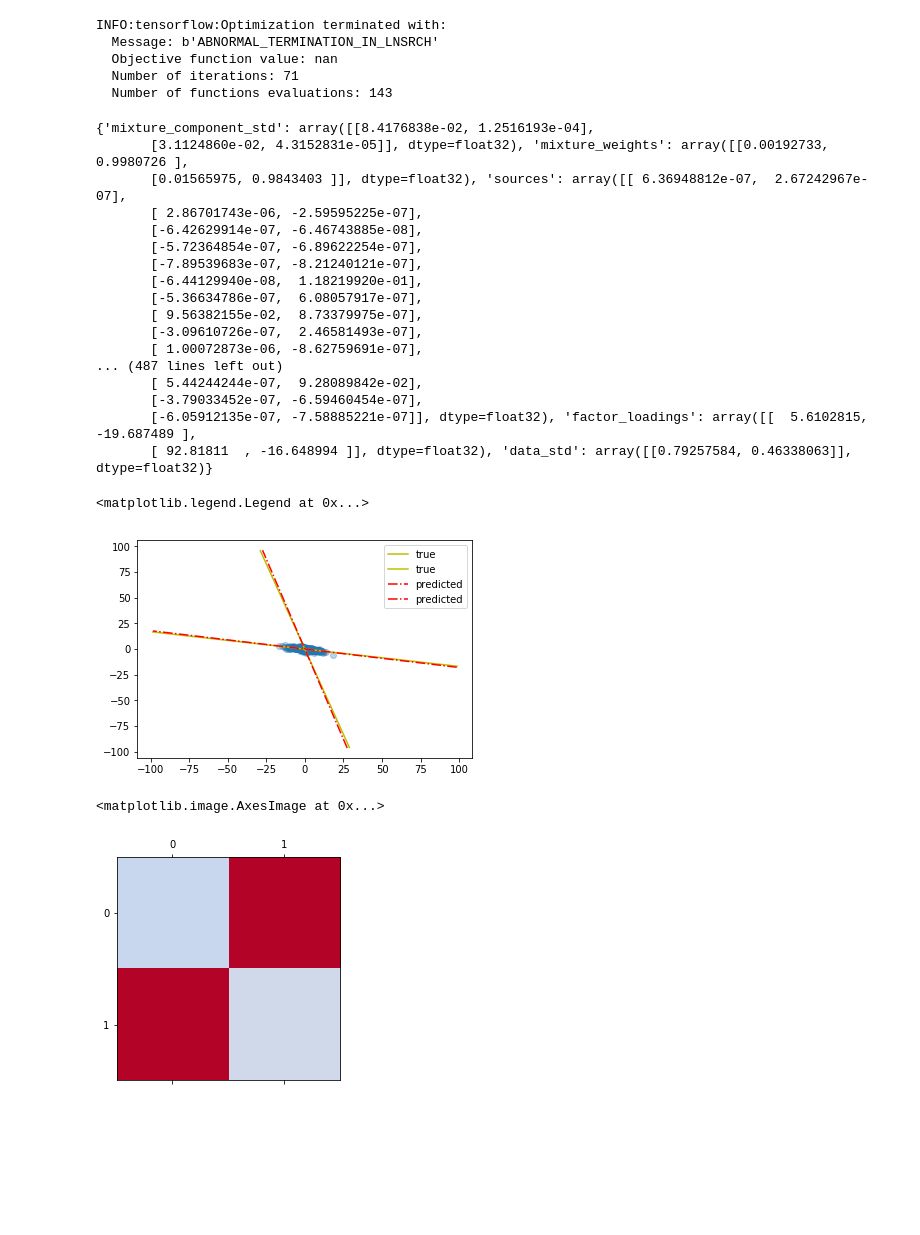
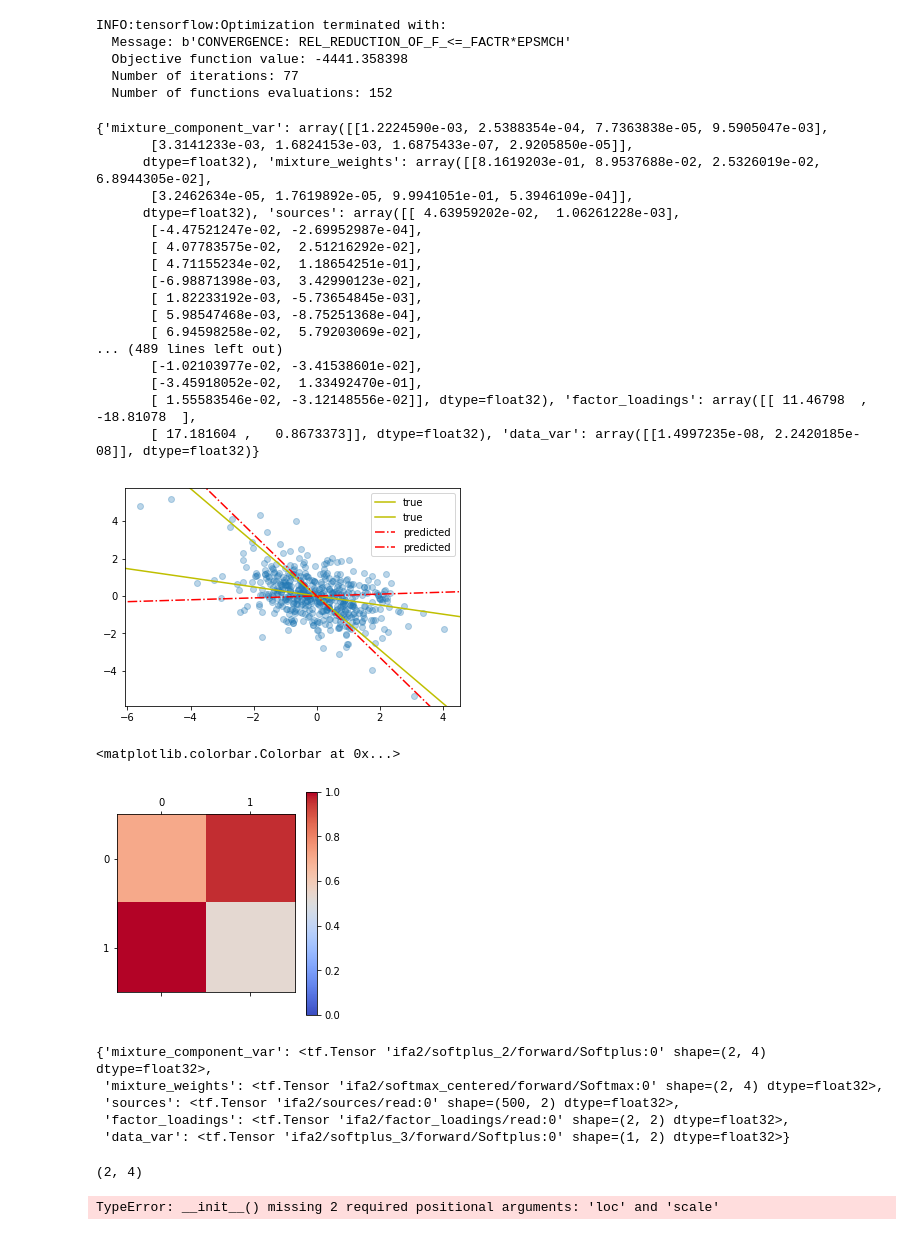
Before and after one commit to deoxyribose/FactOrCluster, a Jupyter notebook: notebooks/cifa_validation.ipynb, the cells around one changed output. Drawn from its saved outputs; the diff is of its cells as text; code cells hidden in the pictures; blank space fills up the shorter version.

```diff
--- a/notebooks/cifa_validation.ipynb
+++ b/notebooks/cifa_validation.ipynb
@@ -18,7 +18,7 @@ from sklearn.decomposition import FastICA, PCA
 # %%
 sess = tf.InteractiveSession()
 # %%
-ifa = Mapper(centeredIndependentFactorAnalysis, 'ifa2', ['data'], n_observations=500, n_components_in_mixture=2, n_features=2, n_sources=2, data_std_rate=1.)
+ifa = Mapper(centeredIndependentFactorAnalysis, 'ifa2', ['data'], n_observations=500, n_components_in_mixture=4, n_features=2, n_sources=2, data_var_rate=1.)
 # %%
 generated = sess.run(ifa.tape)
 fica = FastICA(n_components=2).fit(generated['data']).mixing_.T
@@ -35,31 +35,31 @@ start = sess.run(ifa.variables)
 opt.minimize()
 # %% [output]
 INFO:tensorflow:Optimization terminated with:
-  Message: b'ABNORMAL_TERMINATION_IN_LNSRCH'
-  Objective function value: nan
-  Number of iterations: 71
-  Number of functions evaluations: 143
+  Message: b'CONVERGENCE: REL_REDUCTION_OF_F_<=_FACTR*EPSMCH'
+  Objective function value: -4441.358398
+  Number of iterations: 77
+  Number of functions evaluations: 152
 # %%
 predicted = sess.run(ifa.variables)
 print(predicted)
 # %% [output]
-{'mixture_component_std': array([[8.4176838e-02, 1.2516193e-04],
-       [3.1124860e-02, 4.3152831e-05]], dtype=float32), 'mixture_weights': array([[0.00192733, 0.9980726 ],
-       [0.01565975, 0.9843403 ]], dtype=float32), 'sources': array([[ 6.36948812e-07,  2.67242967e-07],
-       [ 2.86701743e-06, -2.59595225e-07],
-       [-6.42629914e-07, -6.46743885e-08],
-       [-5.72364854e-07, -6.89622254e-07],
-       [-7.89539683e-07, -8.21240121e-07],
-       [-6.44129940e-08,  1.18219920e-01],
-       [-5.36634786e-07,  6.08057917e-07],
-       [ 9.56382155e-02,  8.73379975e-07],
-       [-3.09610726e-07,  2.46581493e-07],
-       [ 1.00072873e-06, -8.62759691e-07],
-... (487 lines left out)
-       [ 5.44244244e-07,  9.28089842e-02],
-       [-3.79033452e-07, -6.59460454e-07],
-       [-6.05912135e-07, -7.58885221e-07]], dtype=float32), 'factor_loadings': array([[  5.6102815, -19.687489 ],
-       [ 92.81811  , -16.648994 ]], dtype=float32), 'data_std': array([[0.79257584, 0.46338063]], dtype=float32)}
+{'mixture_component_var': array([[1.2224590e-03, 2.5388354e-04, 7.7363838e-05, 9.5905047e-03],
+       [3.3141233e-03, 1.6824153e-03, 1.6875433e-07, 2.9205850e-05]],
+      dtype=float32), 'mixture_weights': array([[8.1619203e-01, 8.9537688e-02, 2.5326019e-02, 6.8944305e-02],
+       [3.2462634e-05, 1.7619892e-05, 9.9941051e-01, 5.3946109e-04]],
+      dtype=float32), 'sources': array([[ 4.63959202e-02,  1.06261228e-03],
+       [-4.47521247e-02, -2.69952987e-04],
+       [ 4.07783575e-02,  2.51216292e-02],
+       [ 4.71155234e-02,  1.18654251e-01],
+       [-6.98871398e-03,  3.42990123e-02],
+       [ 1.82233192e-03, -5.73654845e-03],
+       [ 5.98547468e-03, -8.75251368e-04],
+       [ 6.94598258e-02,  5.79203069e-02],
+... (489 lines left out)
+       [-1.02103977e-02, -3.41538601e-02],
+       [-3.45918052e-02,  1.33492470e-01],
+       [ 1.55583546e-02, -3.12148556e-02]], dtype=float32), 'factor_loadings': array([[ 11.46798  , -18.81078  ],
+       [ 17.181604 ,   0.8673373]], dtype=float32), 'data_var': array([[1.4997235e-08, 2.2420185e-08]], dtype=float32)}
 # %%
 fgen = generated['factor_loadings']
 fpred = predicted['factor_loadings']
@@ -67,8 +67,10 @@ fgen = 100*fgen/np.linalg.norm(fgen,axis=1,keepdims=True)
 fpred = 100*fpred/np.linalg.norm(fpred,axis=1,keepdims=True)
 fica_n = 100*fica/np.linalg.norm(fica, axis=1, keepdims=True)
 # %%
-plt.scatter(*generated['data'].T,alpha=0.3)
-
+fig, ax = plt.subplots()
+ax.scatter(*generated['data'].T,alpha=0.3)
+xlim = ax.get_xlim()
+ylim = ax.get_ylim()
 
 for fg in fgen:
     plt.plot(fg[0]*np.array([1,-1]),fg[1]*np.array([1,-1]),color='y',label='true')
@@ -80,14 +82,32 @@ for fg in fpred:
 #    plt.plot(fg[0]*np.array([1,-1]),fg[1]*np.array([1,-1]),color='k',linestyle='--',label='initial')
 
 plt.legend()
+ax.set_xlim(xlim)
+ax.set_ylim(ylim);
 
 #plt.plot((-1,1),(0,0),'k--')
 #plt.plot((0,0),(-1,1),'k--')
 # %% [output]
-<matplotlib.legend.Legend at 0x...>
-[figure, old version]
+[figure, new version]
 # %%
 plt.matshow(np.abs(cosine_similarity(generated['factor_loadings'],predicted['factor_loadings'])),cmap='coolwarm',vmin=0,vmax=1)
+plt.colorbar()
 # %% [output]
-<matplotlib.image.AxesImage at 0x...>
+<matplotlib.colorbar.Colorbar at 0x...>
-[figure, old version]
+[figure, new version]
+# %%
+ifa.variables
+# %% [output]
+{'mixture_component_var': <tf.Tensor 'ifa2/softplus_2/forward/Softplus:0' shape=(2, 4) dtype=float32>,
+ 'mixture_weights': <tf.Tensor 'ifa2/softmax_centered/forward/Softmax:0' shape=(2, 4) dtype=float32>,
+ 'sources': <tf.Tensor 'ifa2/sources/read:0' shape=(500, 2) dtype=float32>,
+ 'factor_loadings': <tf.Tensor 'ifa2/factor_loadings/read:0' shape=(2, 2) dtype=float32>,
+ 'data_var': <tf.Tensor 'ifa2/softplus_3/forward/Softplus:0' shape=(1, 2) dtype=float32>}
+# %%
+generated['mixture_component_var'].shape
+# %% [output]
+(2, 4)
+# %%
+tfd.Normal()
+# %% [output]
+TypeError: __init__() missing 2 required positional arguments: 'loc' and 'scale'
```
Also changed, not shown: parts of 5 cells of this notebook, 2 other files.
